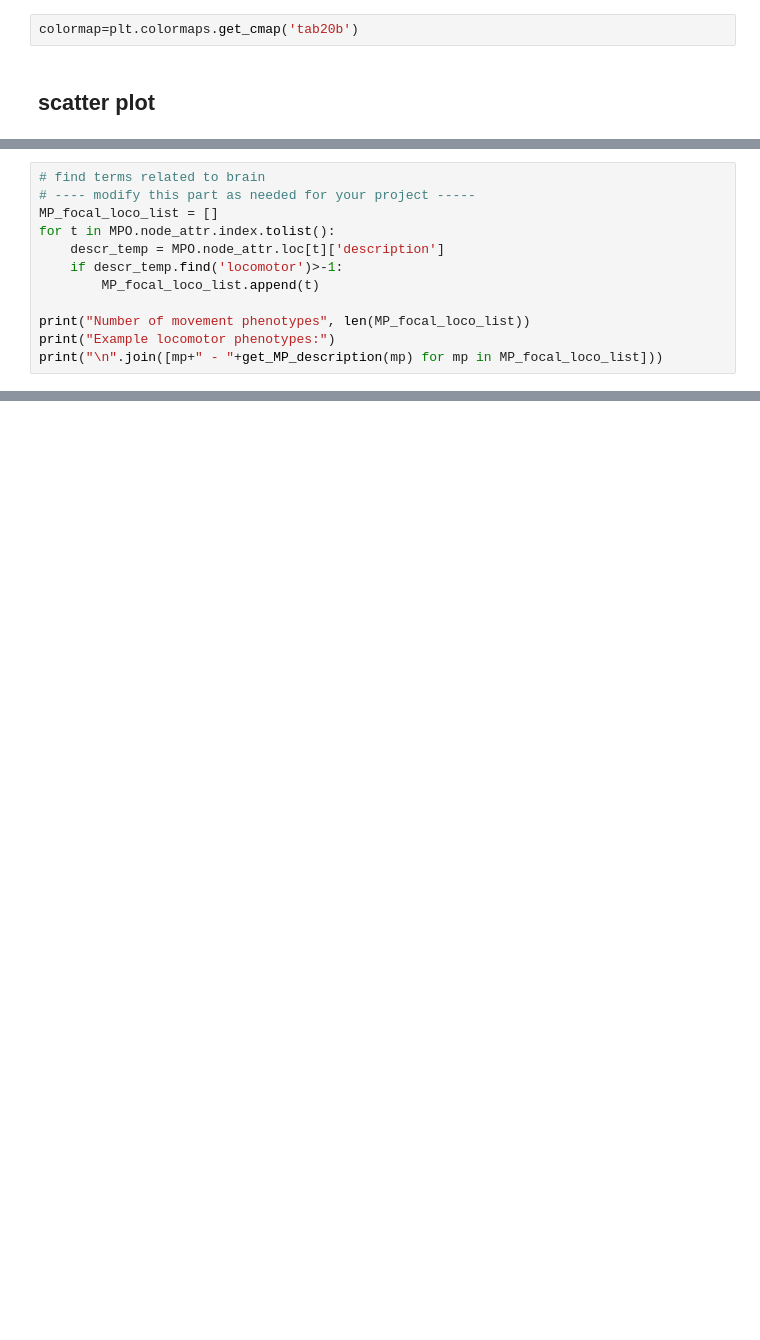
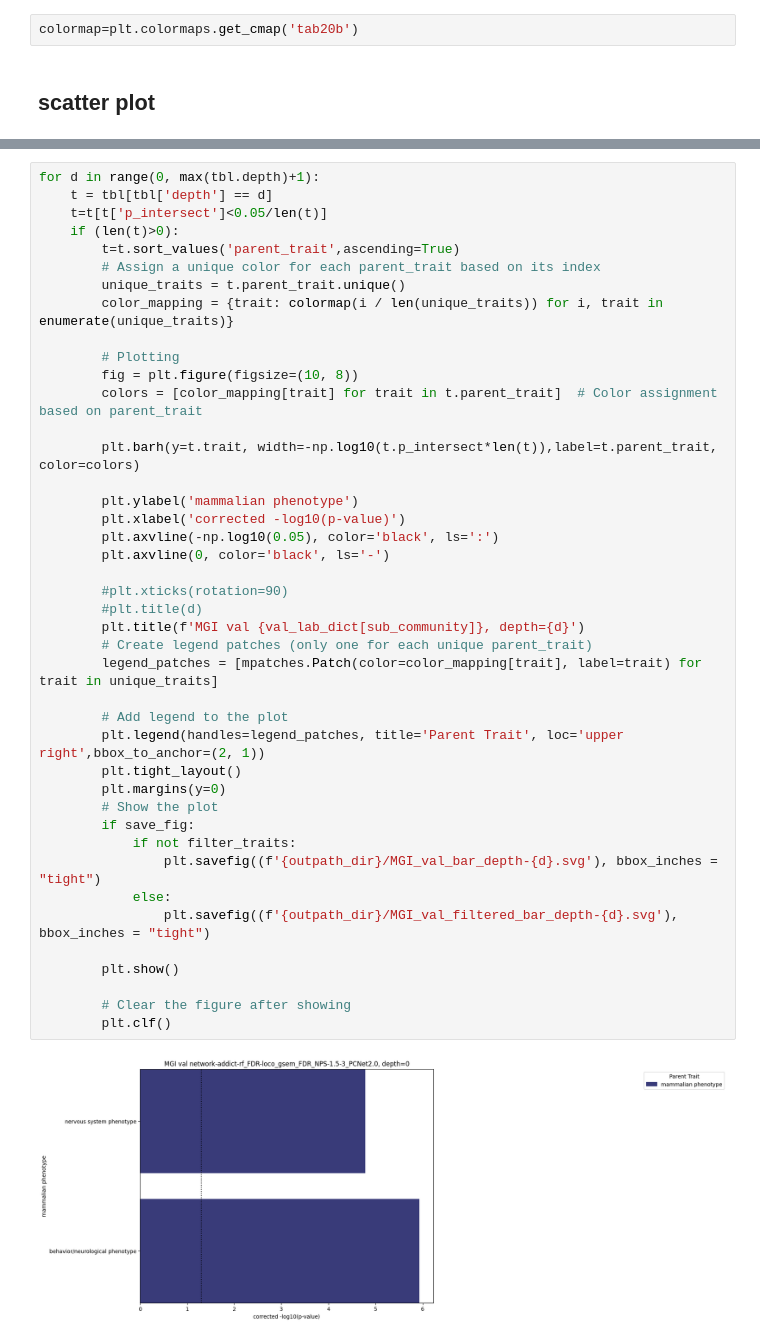
Before and after one commit to BSLeger/SUD_cross_species, a Jupyter notebook: validation_MGI.ipynb, the cells around one changed output, grey strips where cells are left out. Cells and saved outputs as stored; diff of their text form; blank space fills up the shorter version.

```diff
--- a/validation_MGI.ipynb
+++ b/validation_MGI.ipynb
@@ -726,12 +317,0 @@ root_KO_brain_df.to_csv('validation_output/parent_node_hm_rn_enr_MGI_neuro.csv',
-# %%
-# find terms related to brain
-# ---- modify this part as needed for your project -----
-MP_focal_loco_list = []
-for t in MPO.node_attr.index.tolist():
-    descr_temp = MPO.node_attr.loc[t]['description']
-    if descr_temp.find('locomotor')>-1:
-        MP_focal_loco_list.append(t)
-
-print("Number of movement phenotypes", len(MP_focal_loco_list))
-print("Example locomotor phenotypes:")
-print("\n".join([mp+" - "+get_MP_description(mp) for mp in MP_focal_loco_list]))
@@ -748,0 +320,44 @@ root_KO_brain_df.to_csv('validation_output/parent_node_hm_rn_enr_MGI_neuro.csv',
+# %%
+for d in range(0, max(tbl.depth)+1):
+    t = tbl[tbl['depth'] == d]
+    t=t[t['p_intersect']<0.05/len(t)]
+    if (len(t)>0):
+        t=t.sort_values('parent_trait',ascending=True)
+        # Assign a unique color for each parent_trait based on its index
+        unique_traits = t.parent_trait.unique()
+        color_mapping = {trait: colormap(i / len(unique_traits)) for i, trait in enumerate(unique_traits)}
+
+        # Plotting
+        fig = plt.figure(figsize=(10, 8))
+        colors = [color_mapping[trait] for trait in t.parent_trait]  # Color assignment based on parent_trait
+
+        plt.barh(y=t.trait, width=-np.log10(t.p_intersect*len(t)),label=t.parent_trait, color=colors)
+
+        plt.ylabel('mammalian phenotype')
+        plt.xlabel('corrected -log10(p-value)')
+        plt.axvline(-np.log10(0.05), color='black', ls=':')
+        plt.axvline(0, color='black', ls='-')
+
+        #plt.xticks(rotation=90)
+        #plt.title(d)
+        plt.title(f'MGI val {val_lab_dict[sub_community]}, depth={d}')
+        # Create legend patches (only one for each unique parent_trait)
+        legend_patches = [mpatches.Patch(color=color_mapping[trait], label=trait) for trait in unique_traits]
+
+        # Add legend to the plot
+        plt.legend(handles=legend_patches, title='Parent Trait', loc='upper right',bbox_to_anchor=(2, 1))
+        plt.tight_layout()
+        plt.margins(y=0)
+        # Show the plot
+        if save_fig:
+            if not filter_traits:
+                plt.savefig((f'{outpath_dir}/MGI_val_bar_depth-{d}.svg'), bbox_inches = "tight")
+            else:
+                plt.savefig((f'{outpath_dir}/MGI_val_filtered_bar_depth-{d}.svg'), bbox_inches = "tight")
+
+        plt.show()
+
+        # Clear the figure after showing
+        plt.clf()
+# %% [output]
+[figure, added]
```
Also changed, not shown: parts of 98 cells of this notebook, 28 other files.
